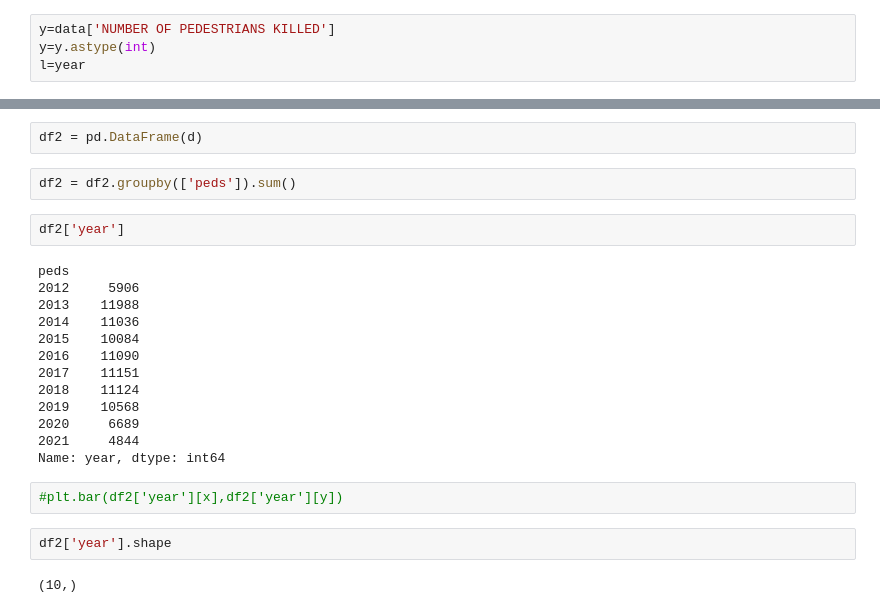
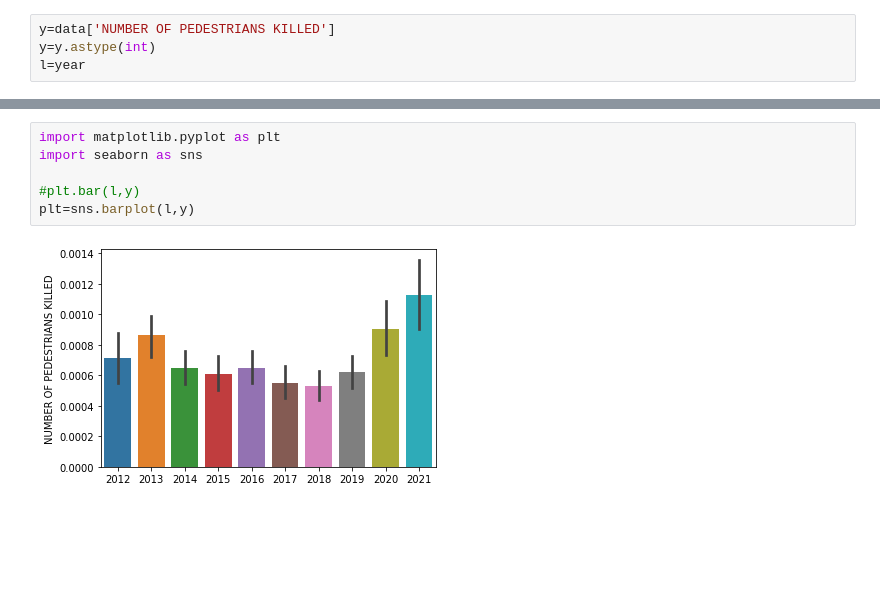
Before and after one commit to sudheendrakatikar/cmpe255-project, a Jupyter notebook: maincode.ipynb, the cells around one changed output, grey strips where cells are left out. Drawn from its saved outputs; the diff is of its cells as text; blank space fills up the shorter version.

```diff
--- a/maincode.ipynb
+++ b/maincode.ipynb
@@ -572,25 +564,8 @@ d = {'year': y, 'peds': l}
-# %%
-df2 = pd.DataFrame(d)
-# %%
-df2 = df2.groupby(['peds']).sum()
-# %%
-df2['year']
-# %% [output]
-peds
-2012     5906
-2013    11988
-2014    11036
-2015    10084
-2016    11090
-2017    11151
-2018    11124
-2019    10568
-2020     6689
-2021     4844
-Name: year, dtype: int64
-# %%
-#plt.bar(df2['year'][x],df2['year'][y])
-# %%
-df2['year'].shape
-# %% [output]
-(10,)
+# %%
+import matplotlib.pyplot as plt
+import seaborn as sns
+
+#plt.bar(l,y)
+plt=sns.barplot(l,y)
+# %% [output]
+[figure, added]
```
Also changed, not shown: parts of 8 cells of this notebook.
